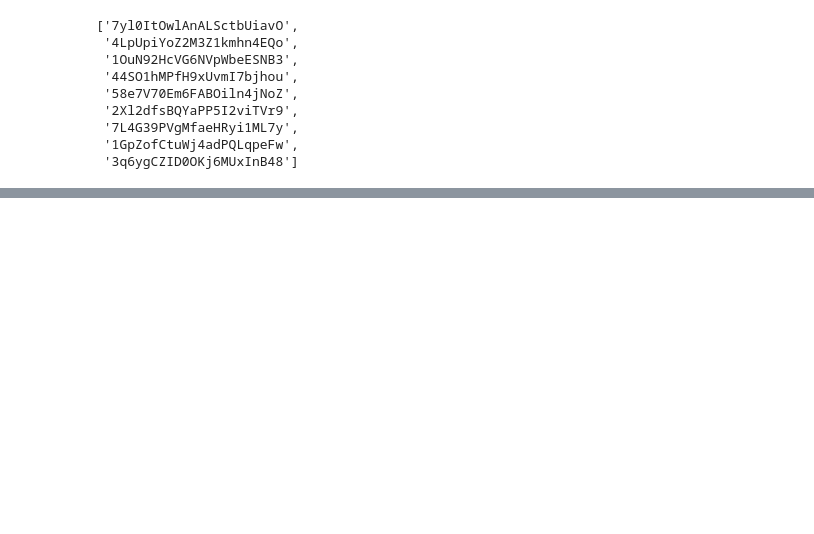
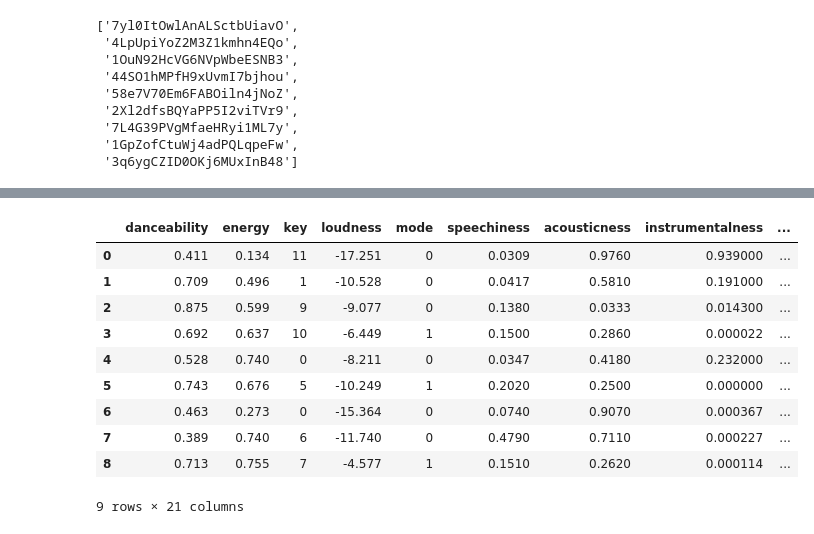
Before and after one commit to broussardjojo/recommender-project, a Jupyter notebook: model_training/featurize_set_of_music.ipynb, the cells around one changed output, grey strips where cells are left out. Cells and saved outputs as stored; diff of their text form; code cells hidden in the pictures; blank space fills up the shorter version.

```diff
--- a/model_training/featurize_set_of_music.ipynb
+++ b/model_training/featurize_set_of_music.ipynb
@@ -70,0 +135,14 @@ NameError: name 'ClientSession' is not defined
+# %%
+t
+# %% [output]
+|  | danceability | energy | key | loudness | mode | speechiness | acousticness | instrumentalness | ... |
+| 0 | 0.411 | 0.134 | 11 | -17.251 | 0 | 0.0309 | 0.9760 | 0.939000 | ... |
+| 1 | 0.709 | 0.496 | 1 | -10.528 | 0 | 0.0417 | 0.5810 | 0.191000 | ... |
+| 2 | 0.875 | 0.599 | 9 | -9.077 | 0 | 0.1380 | 0.0333 | 0.014300 | ... |
+| 3 | 0.692 | 0.637 | 10 | -6.449 | 1 | 0.1500 | 0.2860 | 0.000022 | ... |
+| 4 | 0.528 | 0.740 | 0 | -8.211 | 0 | 0.0347 | 0.4180 | 0.232000 | ... |
+| 5 | 0.743 | 0.676 | 5 | -10.249 | 1 | 0.2020 | 0.2500 | 0.000000 | ... |
+| 6 | 0.463 | 0.273 | 0 | -15.364 | 0 | 0.0740 | 0.9070 | 0.000367 | ... |
+| 7 | 0.389 | 0.740 | 6 | -11.740 | 0 | 0.4790 | 0.7110 | 0.000227 | ... |
+| 8 | 0.713 | 0.755 | 7 | -4.577 | 1 | 0.1510 | 0.2620 | 0.000114 | ... |
+9 rows × 21 columns
```
Also changed, not shown: parts of 2 cells of this notebook.
